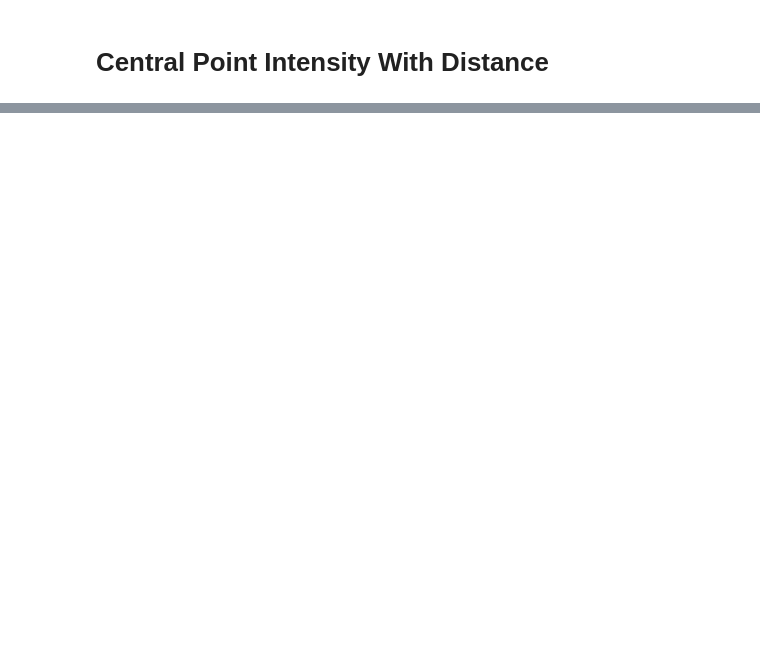
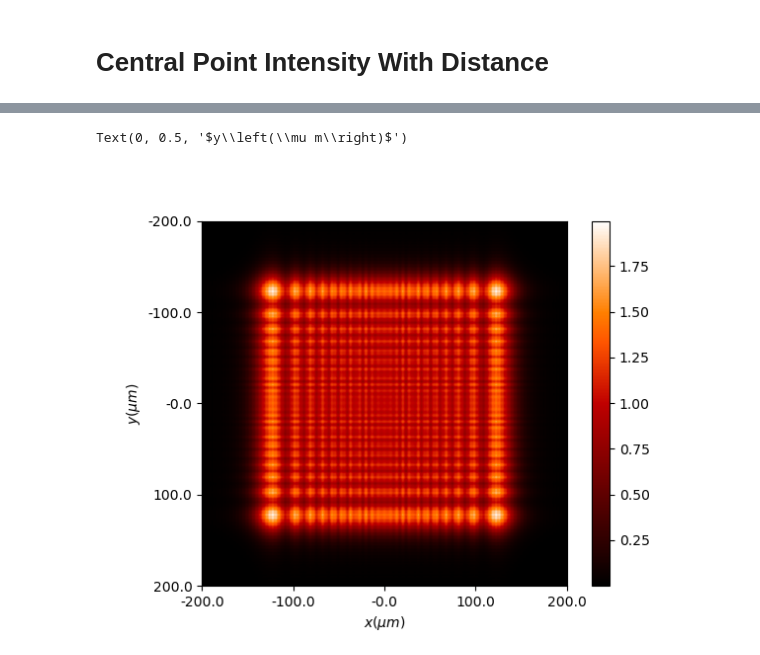
Before and after one commit to VV-Rocha/Simulators, a Jupyter notebook: D2NN/CircularApertureTutorial/FFT-DI pyTorch.ipynb, the cells around one changed output, grey strips where cells are left out. Saved outputs shown, nothing was run; the diff lists cells and outputs as text; code cells hidden in the pictures; blank space fills up the shorter version.

```diff
--- a/D2NN/CircularApertureTutorial/FFT-DI pyTorch.ipynb
+++ b/D2NN/CircularApertureTutorial/FFT-DI pyTorch.ipynb
@@ -156,0 +228,18 @@ Text(0, 0.5, '$I\\left(z\\right)/I_0$')
+# %%
+intensity = optical_system.SimulateSystem(input)
+# %%
+fig, axs = subplots(1)
+ax = axs.imshow(intensity[0], cmap="gist_heat")
+fig.colorbar(ax, ax=axs)
+
+axs.set_xticks([])
+axs.set_yticks([])
+
+axs.set_xticks([0,256,512,256+512,1024], np.round(2.*10**6 *x0[np.array([0,255,511,256+512-1,1023])]))
+axs.set_yticks([0,256,512,256+512,1024], np.round(2.*10**6 *y0[np.array([0,255,511,256+512-1,1023])]))
+
+axs.set_xlabel(r"$x\left(\mu m\right)$")
+axs.set_ylabel(r"$y\left(\mu m\right)$")
+# %% [output]
+Text(0, 0.5, '$y\\left(\\mu m\\right)$')
+[figure, added]
```
Also changed, not shown: parts of 11 cells of this notebook, 1 other file.
